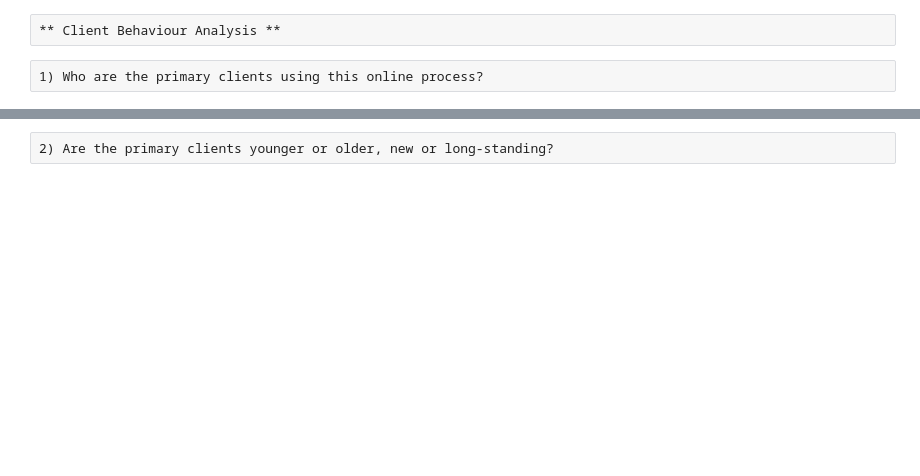
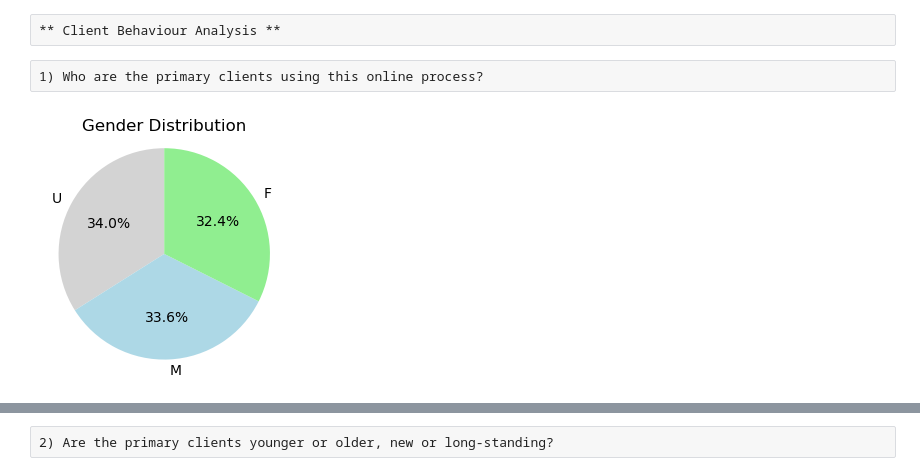
Before and after one commit to KmkGska/vanguard-ab-test, a Jupyter notebook: notebooks/Project_main_notebook.ipynb, the cells around one changed output, grey strips where cells are left out. Cells and saved outputs as stored; diff of their text form; code cells hidden in the pictures; blank space fills up the shorter version.

```diff
--- a/notebooks/Project_main_notebook.ipynb
+++ b/notebooks/Project_main_notebook.ipynb
@@ -17,3 +6,7 @@ df_full = pd.read_pickle(config['data']['clean']['df_full'])
 ** Client Behaviour Analysis **
 # %% [raw]
 1) Who are the primary clients using this online process?
+# %%
+functions.gender_piechart(imports.df_clients)
+# %% [output]
+[figure, added]
```
Also changed, not shown: parts of 49 cells of this notebook, 13 other files.
